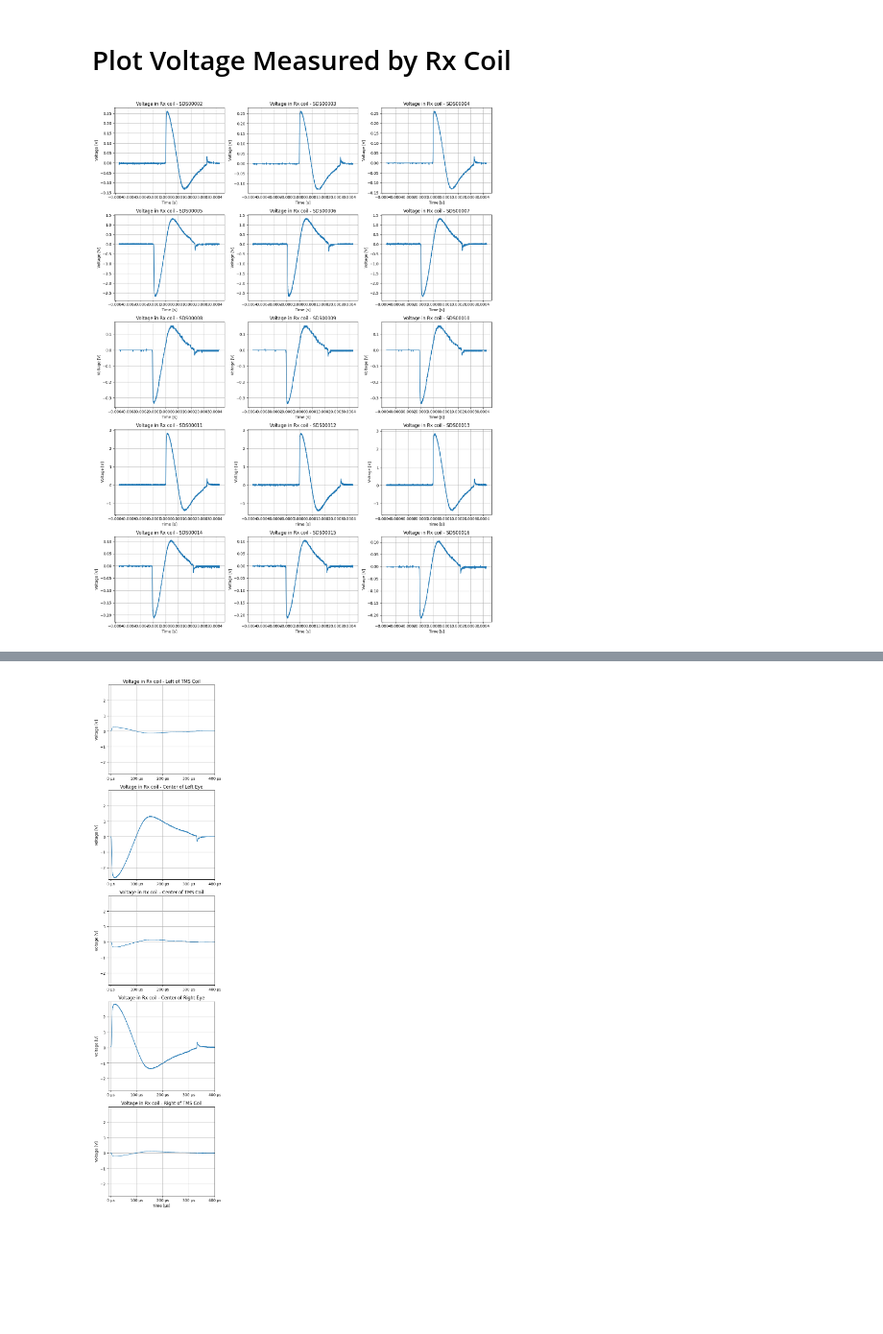
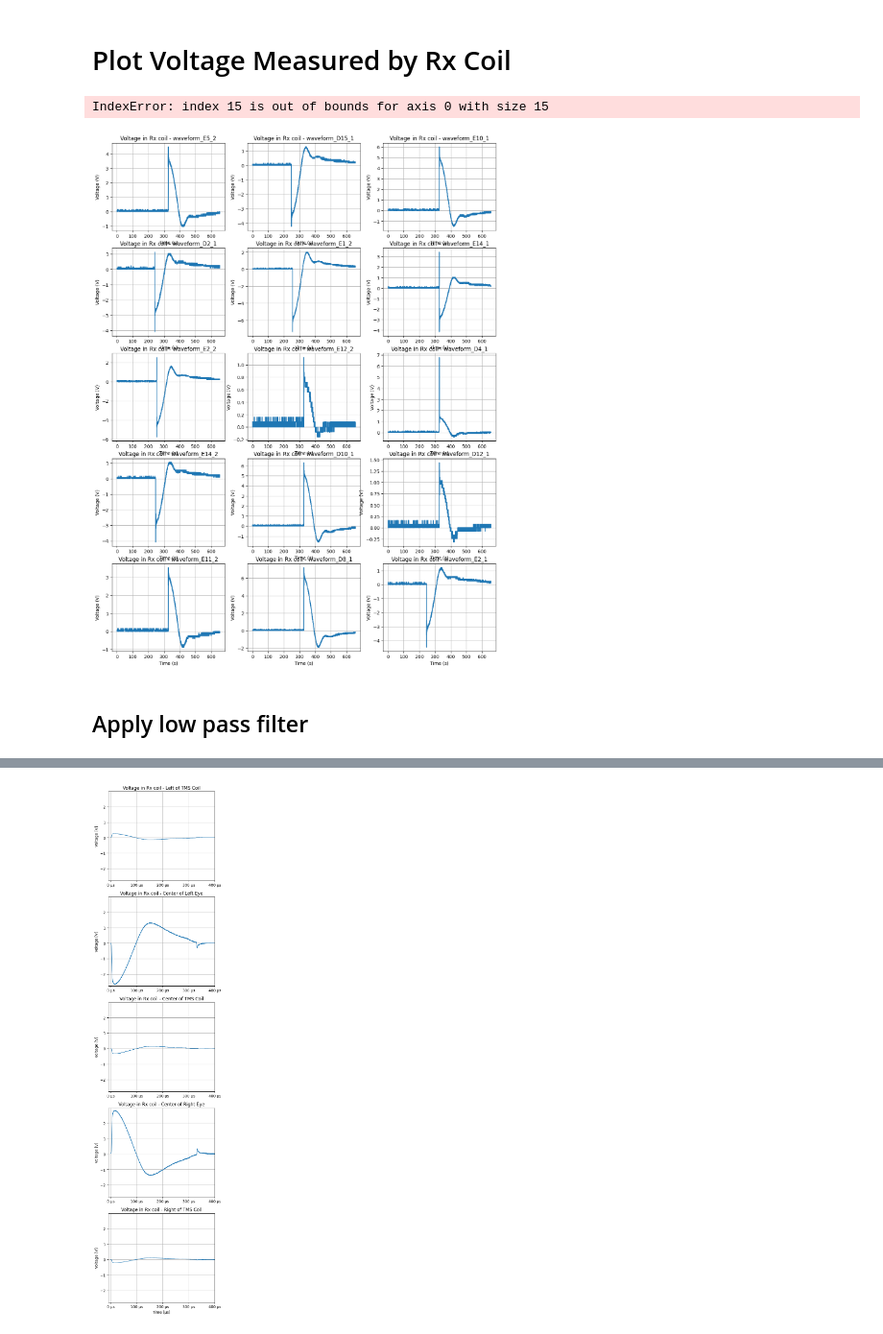
Before and after one commit to mLapatrie/TMS, a Jupyter notebook: data_processing/plot_RxCoil_voltage.ipynb, the cells around one changed output, grey strips where cells are left out. Shown at 96% size. Drawn from its saved outputs; the diff is of its cells as text; code cells hidden in the pictures; blank space fills up the shorter version.

```diff
--- a/data_processing/plot_RxCoil_voltage.ipynb
+++ b/data_processing/plot_RxCoil_voltage.ipynb
@@ -13,11 +12,11 @@ from glob import glob
 # %% [markdown]
 # Load data
 # %%
-user_local_dir = "/home/maxence/dev/hardware/tms_validation" # Change this to your local directory
+user_local_dir = "/home/maxence/dev/hardware/TMS/data_processing/waveforms/" # Change this to your local directory
 
 # Data directory
-data_folder_dir = os.path.join(user_local_dir, "20260217_TMS_Voltage_Pulse")
-data_file_paths = [os.path.join(data_folder_dir, f"SDS0000{i}.CSV") for i in range(2, 10)] + [os.path.join(data_folder_dir, f"SDS000{i}.CSV") for i in range(10, 17)]
+data_folder_dir = os.path.join(user_local_dir, "MagVentureX_component")
+data_file_paths = glob(os.path.join(data_folder_dir, "waveform_*.csv"))
 print(f"Data file paths: {data_file_paths}")
 
 # Output directory
@@ -42,9 +40,0 @@ data_csv[0].head()
-# %%
-data = []
-for data_csv_i in data_csv:
-    data_i = data_csv_i.loc[data_csv_i.index[1]:, ["Source", "CH1"]].astype(float).copy()
-    data_i.columns = ["Time [s]", "Voltage [V]"] # Rename columns
-    data_i = data_i.reset_index(drop=True) # Reset indices
-    data.append(data_i)
-print(len(data))
-data[0].head()
@@ -61,19 +43,18 @@ data[0].head()
 # %%
 fig, axes = plt.subplots(nrows=5, ncols=3, figsize=(15, 20))
 
 axes = axes.flatten()  # Flatten the 2D array of axes to 1D for easy iteration
-for i, data_i in enumerate(data):
-    axes[i].plot(data_i["Time [s]"], data_i["Voltage [V]"])
-    axes[i].set_xlabel("Time [s]")
-    axes[i].set_ylabel("Voltage [V]")
+for i, data_i in enumerate(data_csv):
+    axes[i].plot(data_i["Time (s)"][5:], data_i["Voltage (V)"][5:])
+    axes[i].set_xlabel("Time (s)")
+    axes[i].set_ylabel("Voltage (V)")
     axes[i].set_title(f"Voltage in Rx coil - {data_file_paths[i].split('/')[-1][:-4]}")  # Extract file name without extension for title
     axes[i].grid()
 
 plt.tight_layout()
-plt.savefig(os.path.join(output_folder_dir, f"{data_file_paths[0].split('/')[-1][:-4]}_RxCoil_voltage_all.png"),
-            dpi=300,              # high resolution
-            bbox_inches='tight')  # removes extra white space
 plt.show()
-plt.close()
 # %% [output]
+IndexError: index 15 is out of bounds for axis 0 with size 15
-[figure, old version]
+[figure, new version]
+# %% [markdown]
+## Apply low pass filter
```
Also changed, not shown: parts of 7 cells of this notebook, 3 other files.
